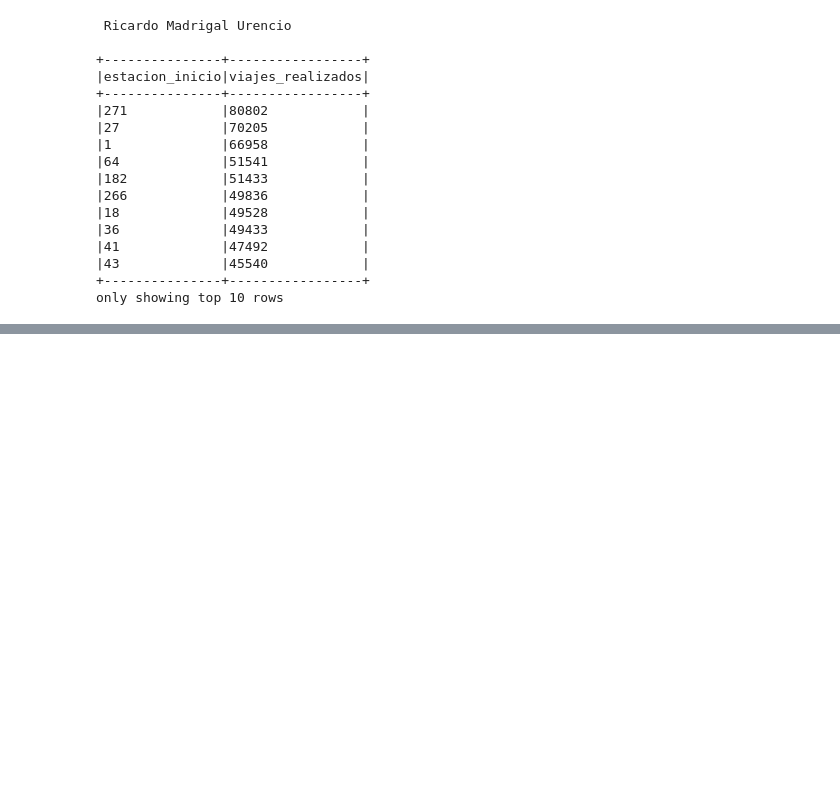
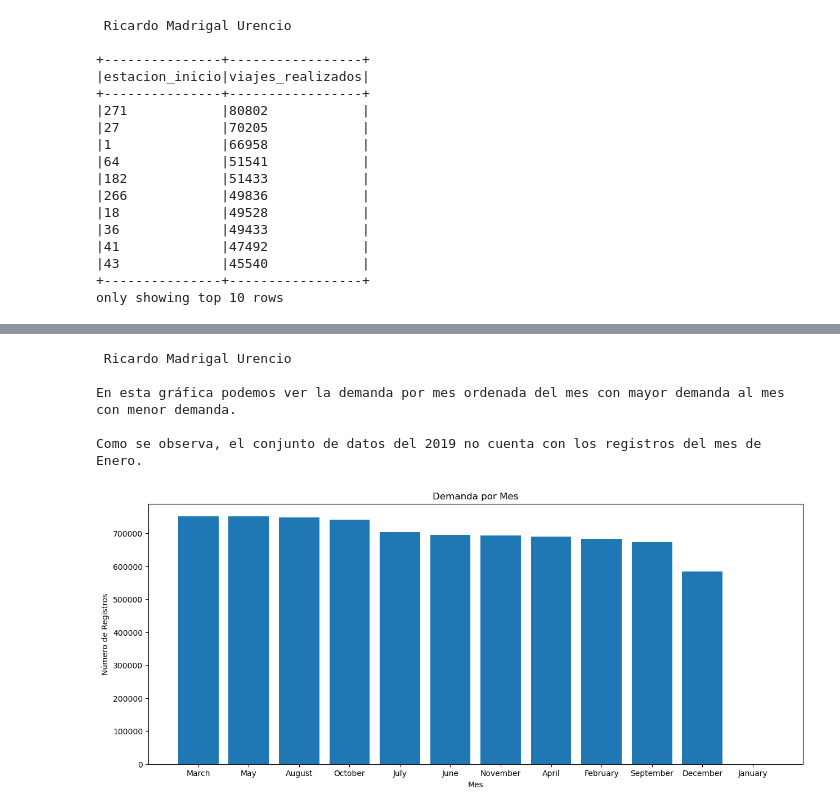
Before and after one commit to Madris1402/Analisis_de_Macrodatos_2025-I, a Jupyter notebook: Tareas/Tarea 04/Tarea04_Ecobici_Analisis.ipynb, the cells around one changed output, grey strips where cells are left out. Drawn from its saved outputs; the diff is of its cells as text; code cells hidden in the pictures; blank space fills up the shorter version.

Commit message:
Tarea 04: Analisis Datos Abiertos Ecobici

```diff
--- a/Tareas/Tarea 04/Tarea04_Ecobici_Analisis.ipynb
+++ b/Tareas/Tarea 04/Tarea04_Ecobici_Analisis.ipynb
@@ -179,2 +212,32 @@ Dia con Menor Demanda de Arribos
 +--------------+-----------------+
 only showing top 1 row
+# %%
+#Genearar 5 Gráficas
+##Gráfica de demanda por mes
+campo = "mes_retiro"
+
+sqlstr = f"""select {campo}, count(*) viajes_realizados
+from ecobiciretiros
+group by {campo}
+order by viajes_realizados desc
+"""
+
+print(nombre)
+dfh = spark.sql(sqlstr).toPandas()
+
+plt.figure(figsize=(15,6))
+plt.bar(dfh['mes_retiro'], dfh['viajes_realizados'])
+
+plt.xlabel('Mes')
+plt.ylabel('Número de Registros')
+plt.title('Demanda por Mes')
+
+print("En esta gráfica podemos ver la demanda por mes ordenada del mes con mayor demanda al mes con menor demanda.\n")
+print("Como se observa, el conjunto de datos del 2019 no cuenta con los registros del mes de Enero.\n")
+# %% [output]
+ Ricardo Madrigal Urencio
+
+En esta gráfica podemos ver la demanda por mes ordenada del mes con mayor demanda al mes con menor demanda.
+
+Como se observa, el conjunto de datos del 2019 no cuenta con los registros del mes de Enero.
+[figure, added]
```
Also changed, not shown: parts of 17 cells of this notebook, 1 other file.
